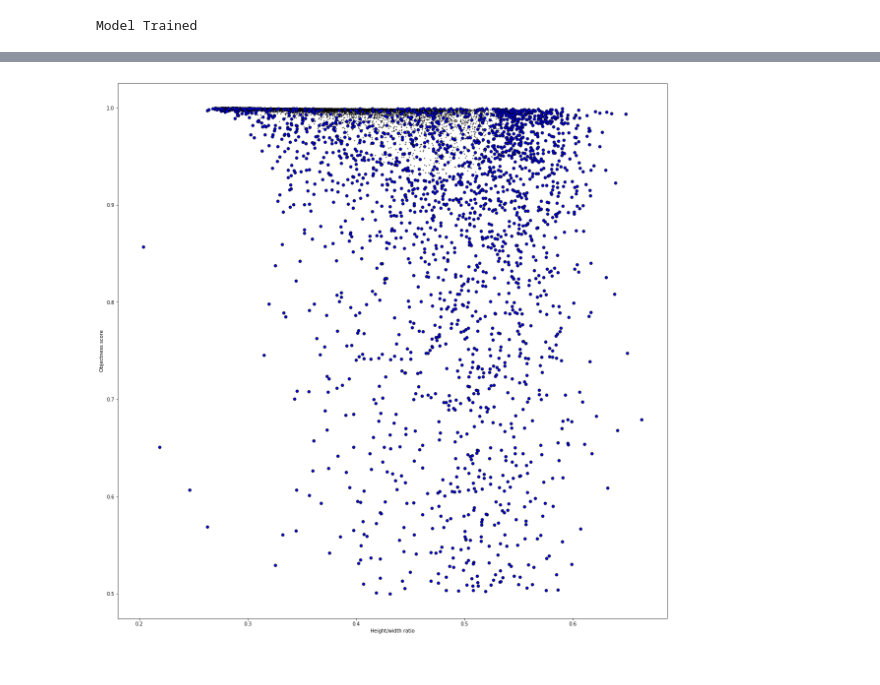
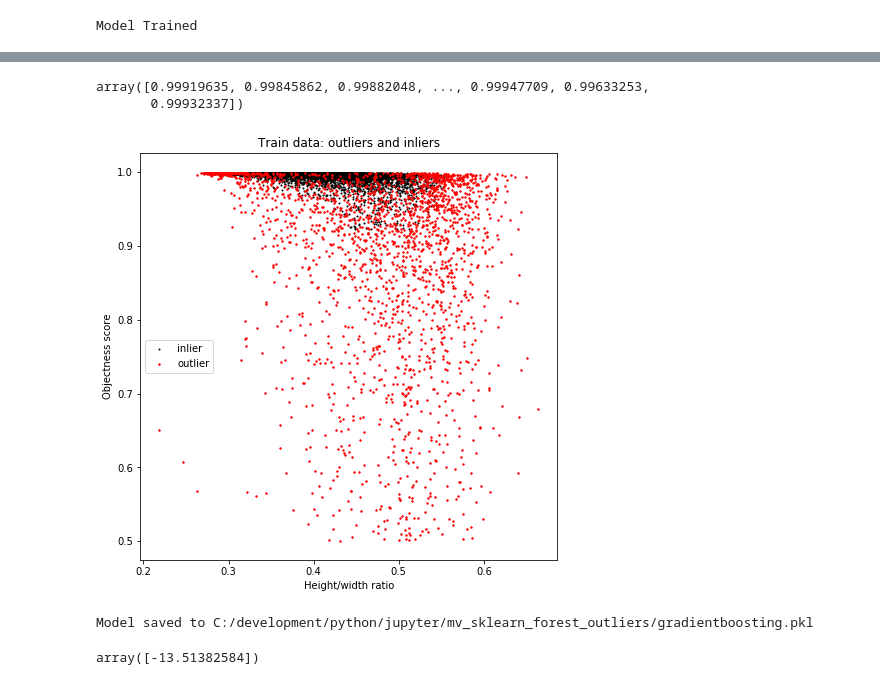
Before and after one commit to gmonkman/python, a Jupyter notebook: jupyter/mv_sklearn_forest_outliers.ipynb, the cells around one changed output, grey strips where cells are left out. Saved outputs shown, nothing was run; the diff lists cells and outputs as text; code cells hidden in the pictures.

```diff
--- a/jupyter/mv_sklearn_forest_outliers.ipynb
+++ b/jupyter/mv_sklearn_forest_outliers.ipynb
@@ -94,15 +101,27 @@ plt.show()
 # %%
 #NOW FIT THE OTHER STUFF
+train_inlier[:,2]
+# %% [output]
+array([0.99919635, 0.99845862, 0.99882048, ..., 0.99947709, 0.99633253,
+       0.99932337])
-# %%
-plt.close()
-plt.figure(figsize=(20, 20))
-ax = plt.gca()
-ax.set_xlabel('Height/width ratio')
-ax.set_ylabel('Objectness score')
-ax_in = plt.scatter(train_inlier[:,0], train_inlier[:,2], c='white', s=1, edgecolor='k')
-ax_out = plt.scatter(train_outlier[:,0], train_outlier[:,2], c='blue', s=30, edgecolor='k')
-# %% [output]
-[figure, removed]
+# %%
+plt.close()
+plt.figure(figsize=(FigWidthsInch.two_col.value, FigWidthsInch.two_col.value))
+plt.title('Train data: outliers and inliers')
+ax = plt.gca()
+
+ax_inlier = plt.scatter(train_inlier[:,0], train_inlier[:,2], c='white', s=1, edgecolor='k', label='inlier')
+ax_outlier = plt.scatter(train_outlier[:,0], train_outlier[:,2], c='r', s=2, edgecolor='r', label='outlier')
+plt.legend(loc='center left')
+plt.axis('tight')
+ax.set_xlabel('Height/width ratio')
+ax.set_ylabel('Objectness score')
+plt.savefig('C:/Users/Graham Monkman/OneDrive/Documents/PHD/My Papers/Fiducial_machine_vision_estimates/images/sklearn_forest_outliers/hw_score_outliers.svg', dpi=500)
+plt.savefig('C:/Users/Graham Monkman/OneDrive/Documents/PHD/My Papers/Fiducial_machine_vision_estimates/images/sklearn_forest_outliers/hw_score_outliers.jpg')
+folder_open('C:/Users/Graham Monkman/OneDrive/Documents/PHD/My Papers/Fiducial_machine_vision_estimates/images/sklearn_forest_outliers')
+plt.show()
+# %% [output]
+[figure, added]
 # %%
 #NOW USE THE INLIERS TO TRAIN A PREDICTIVE MODEL BIAS%~HW + ACCURACY
 # %%
@@ -117,7 +131,17 @@ print('Done')
 # %%
-#SAVE GPR
-pickle(gp, 'C:/development/python/jupyter/mv_sklearn_forest_outliers/gaussianprocess.pkl')
-print('Model saved to 'C:/development/python/jupyter/mv_sklearn_forest_outliers/gaussianprocess.pkl')
+#Try GRADIENT BOOSTING
+gbr = GradientBoostingRegressor(n_estimators=2000, max_depth=1)
+gbr.fit(trainX, trainY)
+
+#SAVE
+pickle(gbr, 'C:/development/python/jupyter/mv_sklearn_forest_outliers/gradientboosting.pkl')
+print('Model saved to C:/development/python/jupyter/mv_sklearn_forest_outliers/gradientboosting.pkl')
+# %% [output]
+Model saved to C:/development/python/jupyter/mv_sklearn_forest_outliers/gradientboosting.pkl
+# %%
+gbr.predict(np.array([[0.7,0.9]]))
+# %% [output]
+array([-13.51382584])
 # %%
 #Create the outlier model without known bias so
 #we can filter out outliers in evaluation data
```
Also changed, not shown: parts of 21 cells of this notebook, 7 other files.
